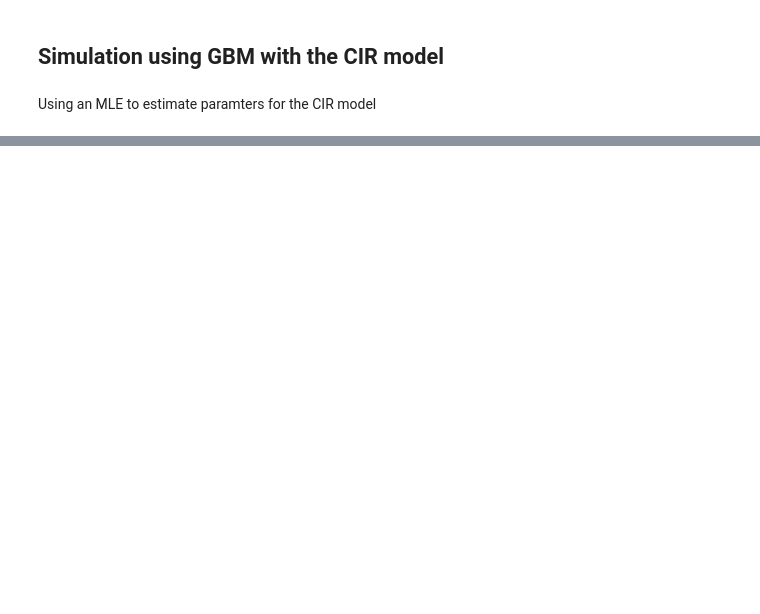
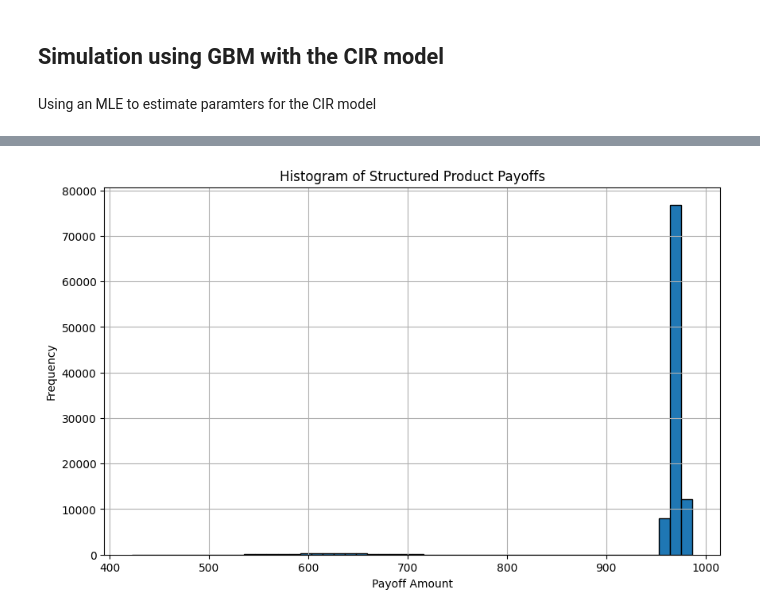
Before and after one commit to lesfgoh/MH4518-Simulation-Techniques, a Jupyter notebook: Code/hd_main_markovCiR.ipynb, the cells around one changed output, grey strips where cells are left out. Cells and saved outputs as stored; diff of their text form; code cells hidden in the pictures; blank space fills up the shorter version.

```diff
--- a/Code/hd_main_markovCiR.ipynb
+++ b/Code/hd_main_markovCiR.ipynb
@@ -35,8 +36,20 @@ sp500 = load_data(file_path)
 
 file_path = "../Data CSV/Euro Stoxx 50 Historical Data.csv"
 stoxx50 = load_data(file_path)
+
+# Load and prepare the data
+r = pd.read_excel("../Data CSV/US Interest Rates.xlsx")
+r.columns = r.columns.str.strip()
+r = r.dropna(subset=["United States Treasury 10-YR Rates"])
+r["United States Treasury 10-YR Rates"] = pd.to_numeric(
+    r["United States Treasury 10-YR Rates"], errors="coerce"
+)
+r['Dates'] = pd.to_datetime(r['Dates'])
+r = r.sort_values(by='Dates')
+r.set_index('Dates', inplace=True)
+r["United States Treasury 10-YR Rates"] *= 0.01
 # %%
-common_dates = list(set(stoxx50.index).intersection(set(smi.index).intersection(set(sp500.index))))
+common_dates = list(set(stoxx50.index).intersection(set(smi.index).intersection(set(sp500.index).intersection(set(r.index)))))
 ## losing data on dates, simulation also assuming common dates, losing about 14% data
 print("Data Loss:", (3*len(common_dates))/(len(stoxx50)+len(smi)+len(sp500)))
 
@@ -74,10 +87,10 @@ Data Loss: 0.8628979857050032
 # %% [markdown]
 ## Simulation using Student T
 # %%
-params_smi = t.fit(returns['SMI'])
-params_stoxx50 = t.fit(returns['STOXX50'])
-params_sp500 = t.fit(returns['SP500'])
+# params_smi = t.fit(returns['SMI'])
+# params_stoxx50 = t.fit(returns['STOXX50'])
+# params_sp500 = t.fit(returns['SP500'])
 
-corr_matrix = returns.corr()
-chol_matrix = np.linalg.cholesky(corr_matrix)
+# corr_matrix = returns.corr()
+# chol_matrix = np.linalg.cholesky(corr_matrix)
 # %%
@@ -302,0 +549,16 @@ plt.show()
+# %%
+import matplotlib.pyplot as plt
+
+# Convert payoffs to a NumPy array for easier manipulation
+payoffs_array = np.array(payoffs)
+
+# Plot histogram
+plt.figure(figsize=(10, 6))
+plt.hist(payoffs_array, bins=50, edgecolor='black')
+plt.xlabel('Payoff Amount')
+plt.ylabel('Frequency')
+plt.title('Histogram of Structured Product Payoffs')
+plt.grid(True)
+plt.show()
+# %% [output]
+[figure, added]
```
Also changed, not shown: parts of 29 cells of this notebook, 25 other files.
